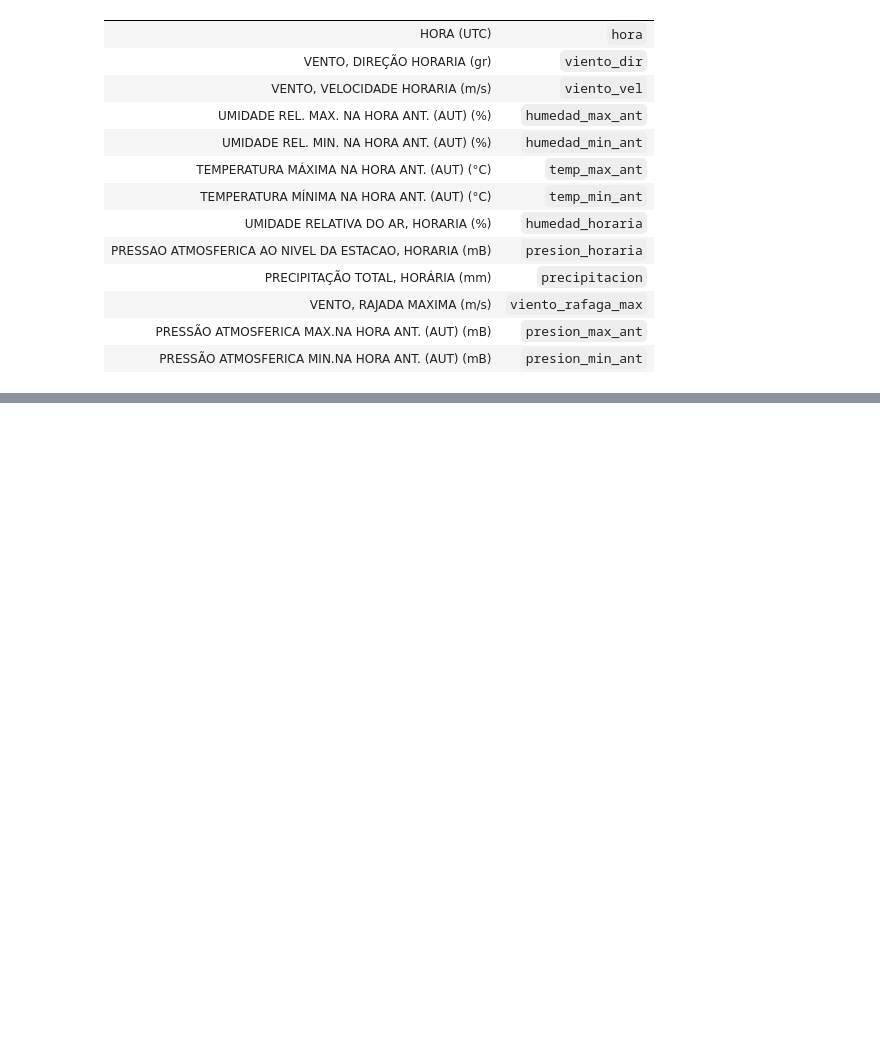
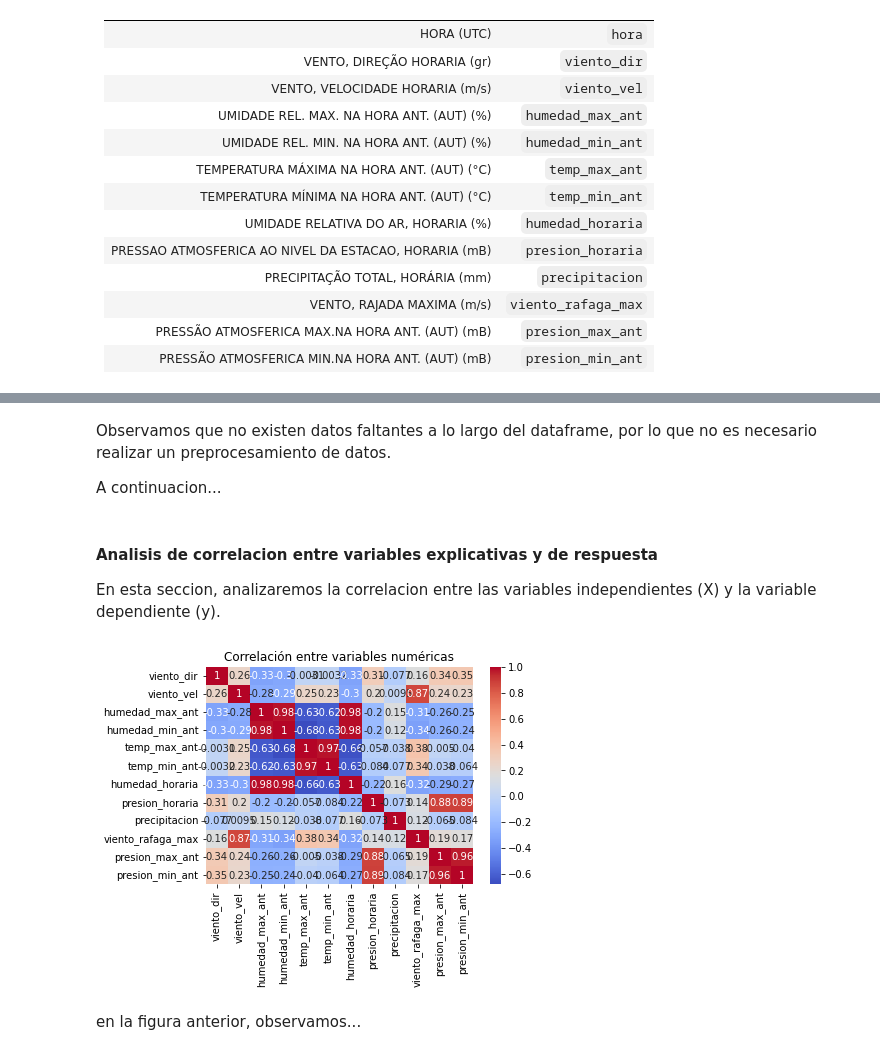
Before and after one commit to Iaibanez/Parcial1ML, a Jupyter notebook: _sources/Ejercicio1.ipynb, the cells around one changed output, grey strips where cells are left out. Cells and saved outputs as stored; diff of their text form; code cells hidden in the pictures; blank space fills up the shorter version.

```diff
--- a/_sources/Ejercicio1.ipynb
+++ b/_sources/Ejercicio1.ipynb
@@ -92,0 +133,16 @@ Name: viento_dir, dtype: float64
+# %% [markdown]
+Observamos que no existen datos faltantes a lo largo del dataframe, por lo que no es necesario realizar un preprocesamiento de datos.
+
+A continuacion...
+# %% [markdown]
+#### Analisis de correlacion entre variables explicativas y de respuesta
+
+En esta seccion, analizaremos la correlacion entre las variables independientes (X) y la variable dependiente (y).
+# %%
+sns.heatmap(df.corr(), annot=True, cmap='coolwarm')
+plt.title("Correlación entre variables numéricas")
+plt.show()
+# %% [output]
+[figure, added]
+# %% [markdown]
+en la figura anterior, observamos...
```
Also changed, not shown: parts of 22 cells of this notebook, 13 other files.
